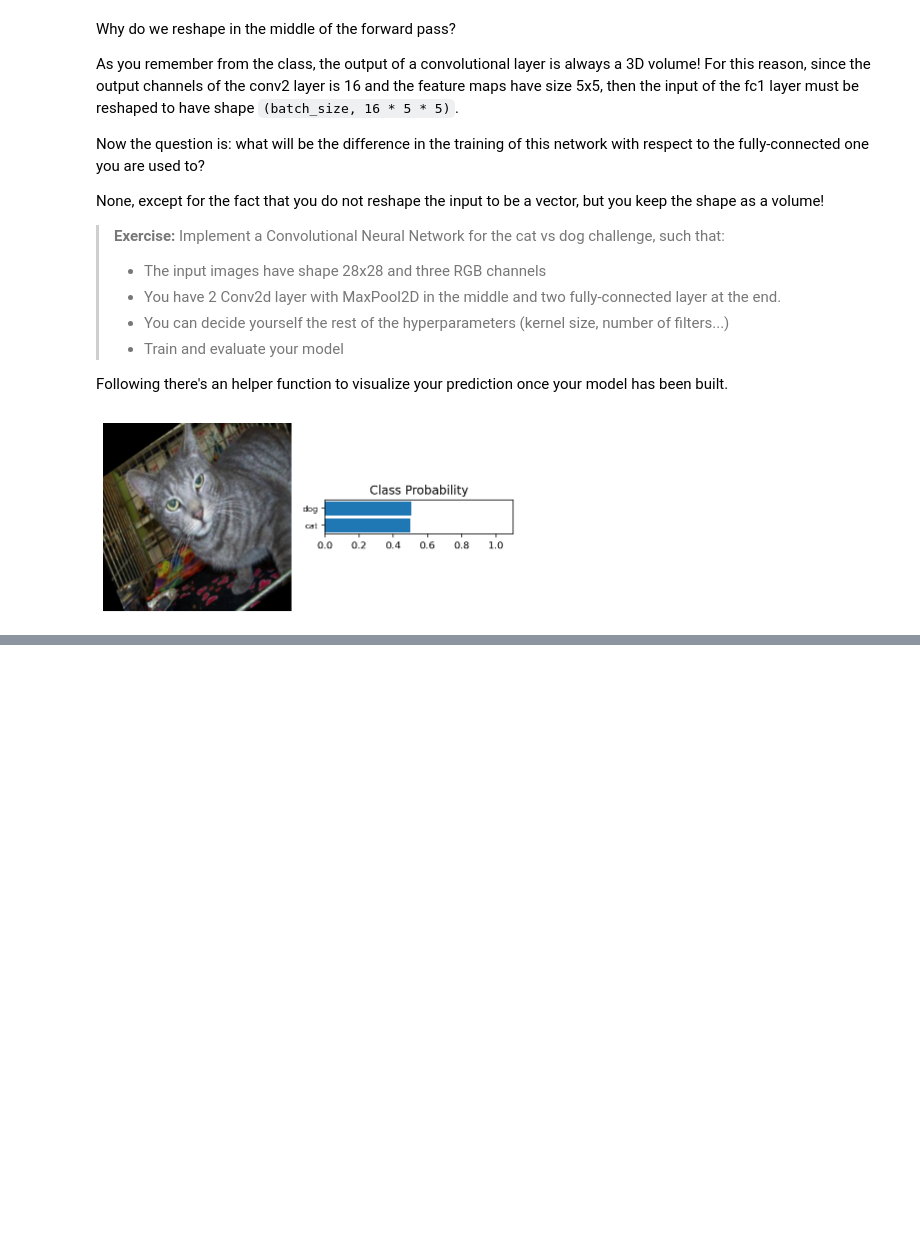
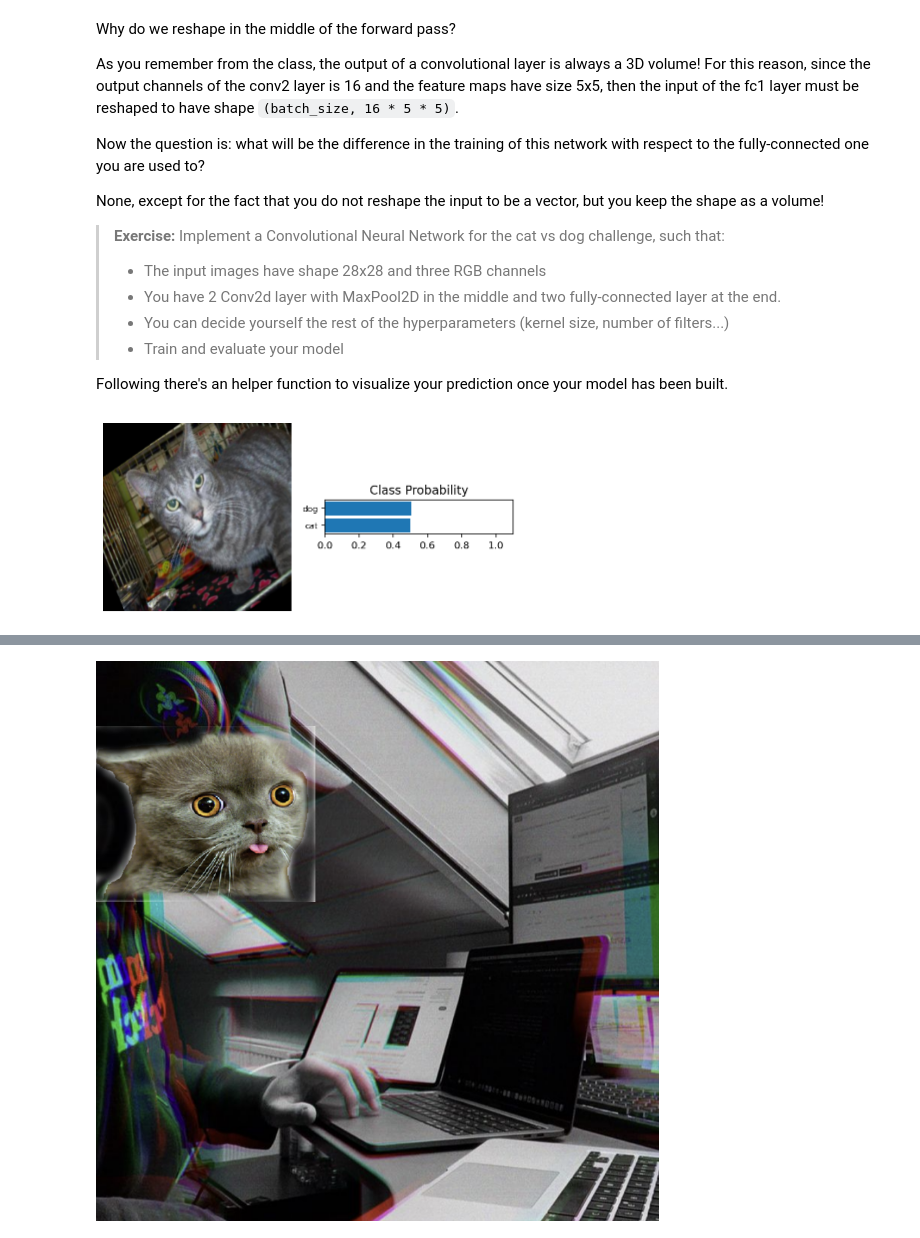
Before and after one commit to Strive-School/ai_mar21, a Jupyter notebook: M5_Deep_Learning/D4/Cat_vs_Dog.ipynb, the cells around one changed output, grey strips where cells are left out. Drawn from its saved outputs; the diff is of its cells as text; code cells hidden in the pictures; blank space fills up the shorter version.

```diff
--- a/M5_Deep_Learning/D4/Cat_vs_Dog.ipynb
+++ b/M5_Deep_Learning/D4/Cat_vs_Dog.ipynb
@@ -233,3 +233,12 @@ view_classify_general(img, ps, class_list)
 You should get something cute like this:
 
 ![image](imgs/cat_pred.png)
+# %%
+from PIL import Image
+img = Image.open("imgs/catsven.png")
+# %%
+img = img.convert('RGB')
+# %%
+img
+# %% [output]
+[figure, added]
```
Also changed, not shown: parts of 4 cells of this notebook, 1 other file.
